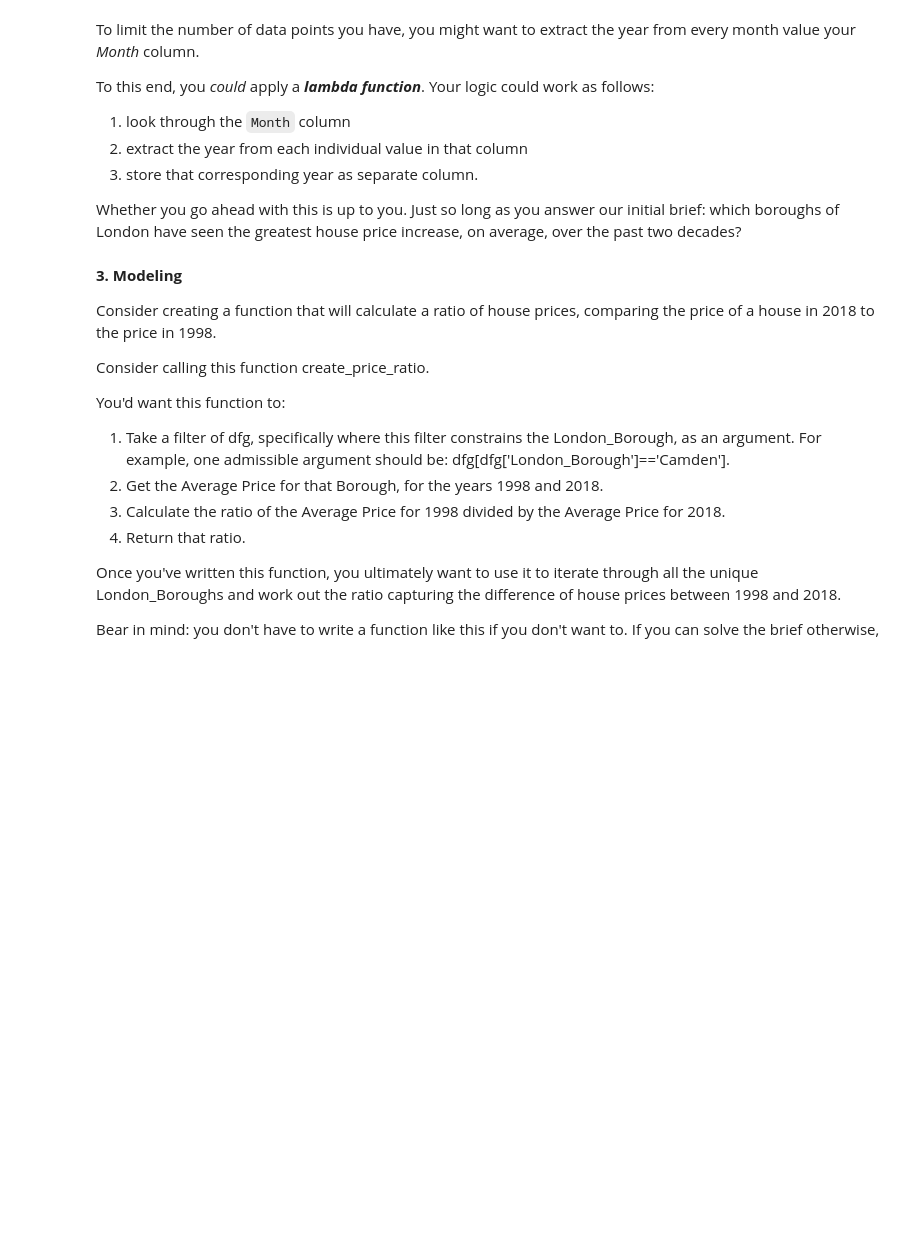
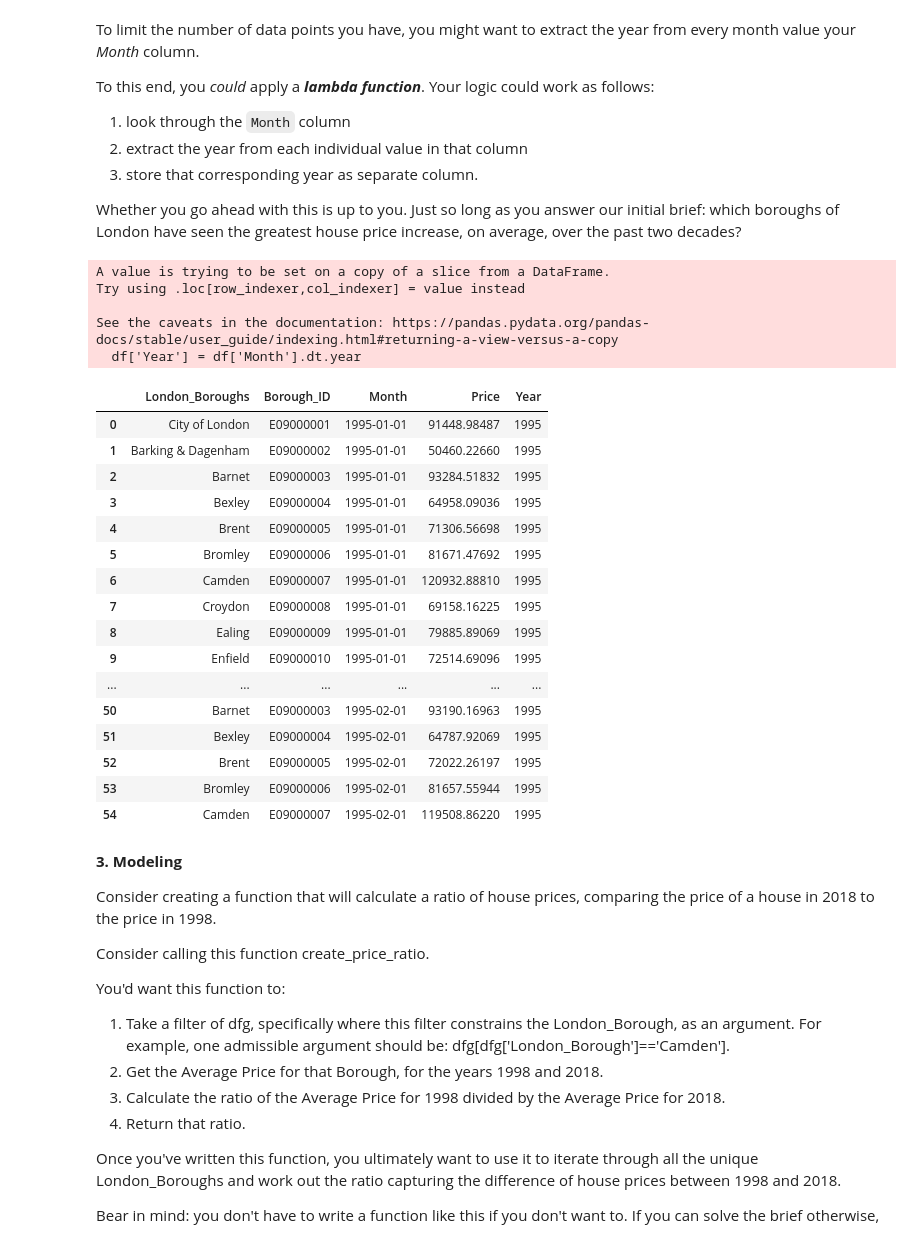
Before and after one commit to meskeremg/MeskiSBWork, a Jupyter notebook: Unit 4 Challenge - Tier 3.ipynb, the cells around one changed output. Cells and saved outputs as stored; diff of their text form; code cells hidden in the pictures; blank space fills up the shorter version.

```diff
--- a/Unit 4 Challenge - Tier 3.ipynb
+++ b/Unit 4 Challenge - Tier 3.ipynb
@@ -405,6 +404,37 @@ To this end, you *could* apply a ***lambda function***. Your logic could work as
 3. store that corresponding year as separate column.
 
 Whether you go ahead with this is up to you. Just so long as you answer our initial brief: which boroughs of London have seen the greatest house price increase, on average, over the past two decades?
+# %%
+#creating a year column from the month column data
+
+#properties_clean['Year'] = pd.DatetimeIndex(properties_clean['Date']).year
+df['Year'] = df['Month'].dt.year
+
+
+df.head(40)
+# %% [output]
+A value is trying to be set on a copy of a slice from a DataFrame.
+Try using .loc[row_indexer,col_indexer] = value instead
+
+See the caveats in the documentation: https://pandas.pydata.org/pandas-docs/stable/user_guide/indexing.html#returning-a-view-versus-a-copy
+  df['Year'] = df['Month'].dt.year
+|  | London_Boroughs | Borough_ID | Month | Price | Year |
+| 0 | City of London | E09000001 | 1995-01-01 | 91448.98487 | 1995 |
+| 1 | Barking & Dagenham | E09000002 | 1995-01-01 | 50460.22660 | 1995 |
+| 2 | Barnet | E09000003 | 1995-01-01 | 93284.51832 | 1995 |
+| 3 | Bexley | E09000004 | 1995-01-01 | 64958.09036 | 1995 |
+| 4 | Brent | E09000005 | 1995-01-01 | 71306.56698 | 1995 |
+| 5 | Bromley | E09000006 | 1995-01-01 | 81671.47692 | 1995 |
+| 6 | Camden | E09000007 | 1995-01-01 | 120932.88810 | 1995 |
+| 7 | Croydon | E09000008 | 1995-01-01 | 69158.16225 | 1995 |
+| 8 | Ealing | E09000009 | 1995-01-01 | 79885.89069 | 1995 |
+| 9 | Enfield | E09000010 | 1995-01-01 | 72514.69096 | 1995 |
+| ... | ... | ... | ... | ... | ... |
+| 50 | Barnet | E09000003 | 1995-02-01 | 93190.16963 | 1995 |
+| 51 | Bexley | E09000004 | 1995-02-01 | 64787.92069 | 1995 |
+| 52 | Brent | E09000005 | 1995-02-01 | 72022.26197 | 1995 |
+| 53 | Bromley | E09000006 | 1995-02-01 | 81657.55944 | 1995 |
+| 54 | Camden | E09000007 | 1995-02-01 | 119508.86220 | 1995 |
 # %% [markdown]
 **3. Modeling**
 
```
Also changed, not shown: parts of 35 cells of this notebook.
